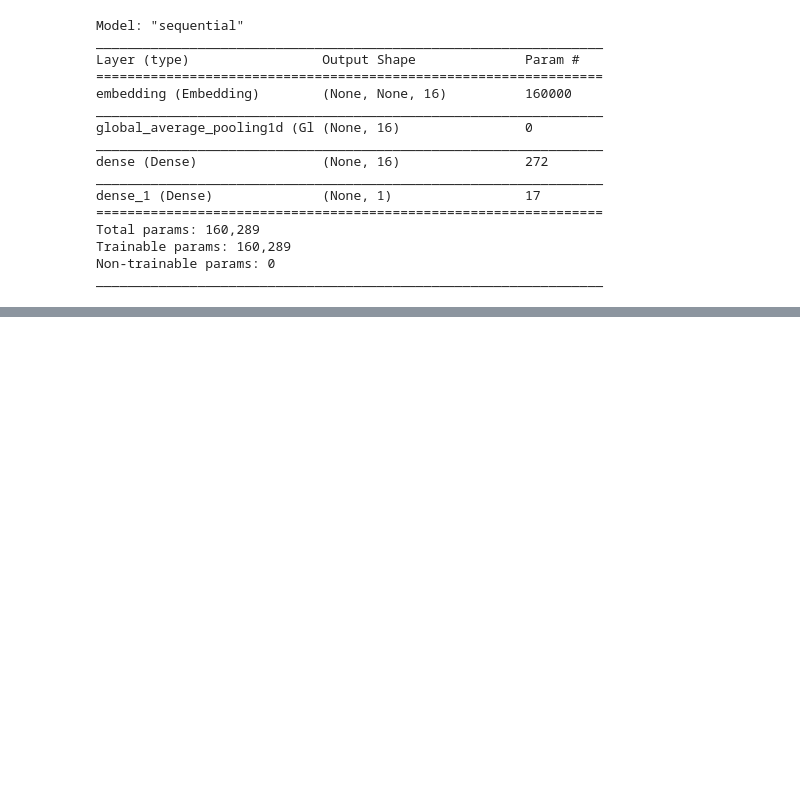
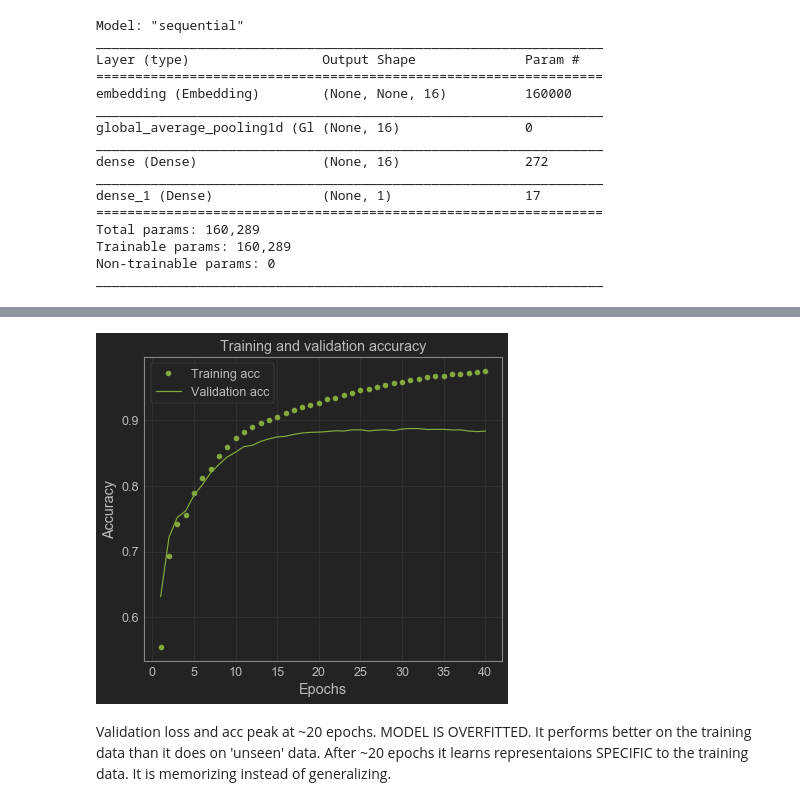
Before and after one commit to jessiemjones/TF-2.0-text-classification, a Jupyter notebook: TF 2.0 text classification.ipynb, the cells around one changed output, grey strips where cells are left out. Saved outputs shown, nothing was run; the diff lists cells and outputs as text; code cells hidden in the pictures; blank space fills up the shorter version.

```diff
--- a/TF 2.0 text classification.ipynb
+++ b/TF 2.0 text classification.ipynb
@@ -111,0 +189,15 @@ _________________________________________________________________
+# %%
+plt.clf() #clear figure
+
+plt.plot(epochs, acc, 'go', label='Training acc')
+plt.plot(epochs, val_acc, 'g', label='Validation acc')
+plt.title('Training and validation accuracy')
+plt.xlabel('Epochs')
+plt.ylabel('Accuracy')
+plt.legend()
+
+plt.show()
+# %% [output]
+[figure, added]
+# %% [markdown]
+Validation loss and acc peak at ~20 epochs.  MODEL IS OVERFITTED.  It performs better on the training data than it does on 'unseen' data.  After ~20 epochs it learns representaions SPECIFIC to the training data.  It is memorizing instead of generalizing.
```
Also changed, not shown: parts of 9 cells of this notebook.
